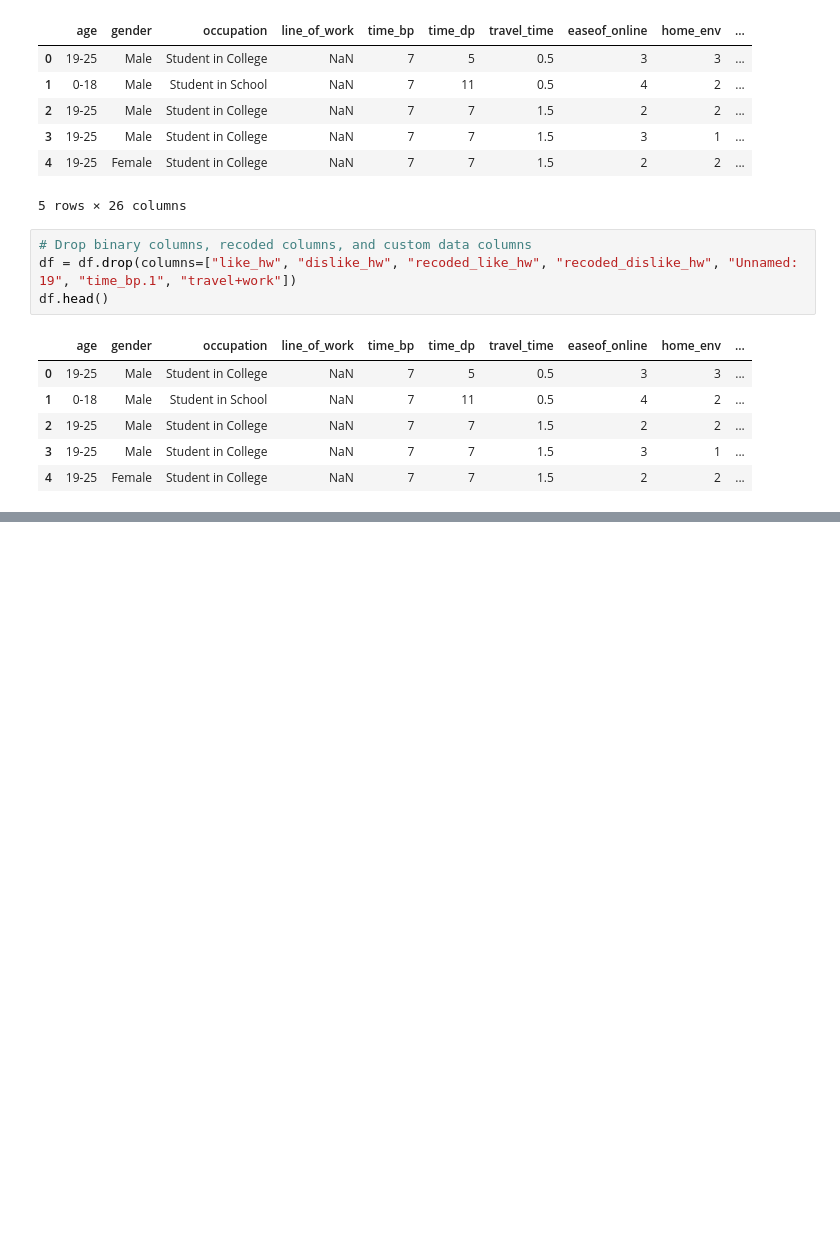
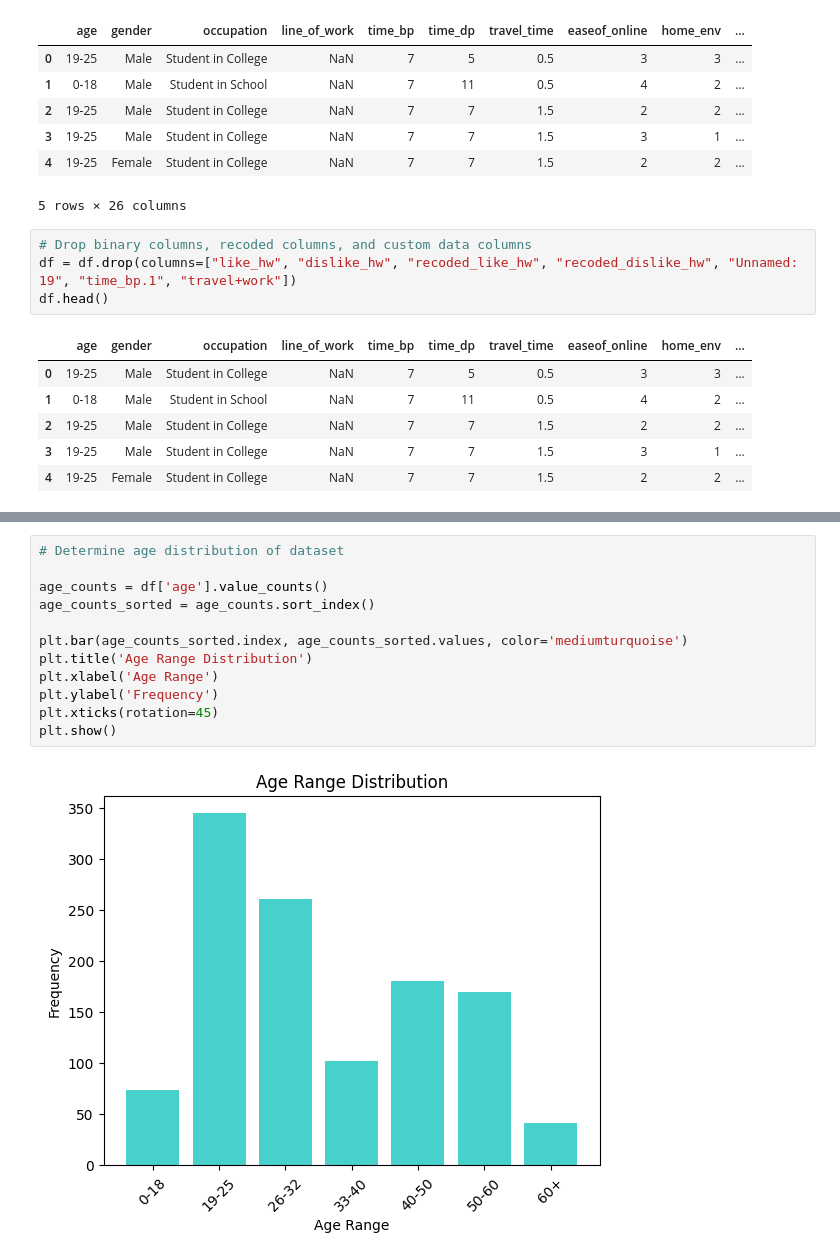
Before and after one commit to AayushiDaliparthi/Project_1_uoft, a Jupyter notebook: emily.ipynb, the cells around one changed output, grey strips where cells are left out. Saved outputs shown, nothing was run; the diff lists cells and outputs as text; blank space fills up the shorter version.

```diff
--- a/emily.ipynb
+++ b/emily.ipynb
@@ -118,0 +140,14 @@ df.head()
+# %%
+# Determine age distribution of dataset
+
+age_counts = df['age'].value_counts()
+age_counts_sorted = age_counts.sort_index()
+
+plt.bar(age_counts_sorted.index, age_counts_sorted.values, color='mediumturquoise')
+plt.title('Age Range Distribution')
+plt.xlabel('Age Range')
+plt.ylabel('Frequency')
+plt.xticks(rotation=45)
+plt.show()
+# %% [output]
+[figure, added]
```
Also changed, not shown: parts of 8 cells of this notebook.
